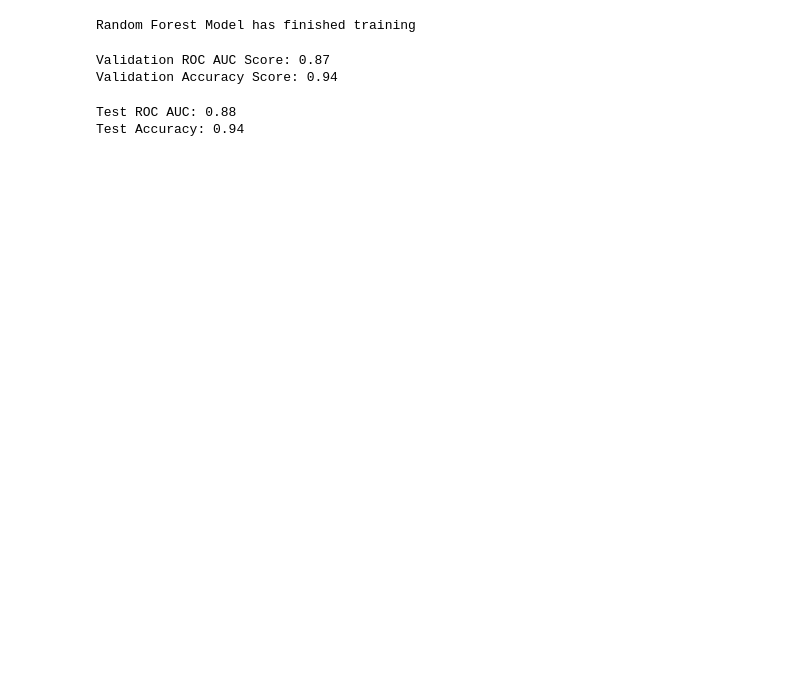
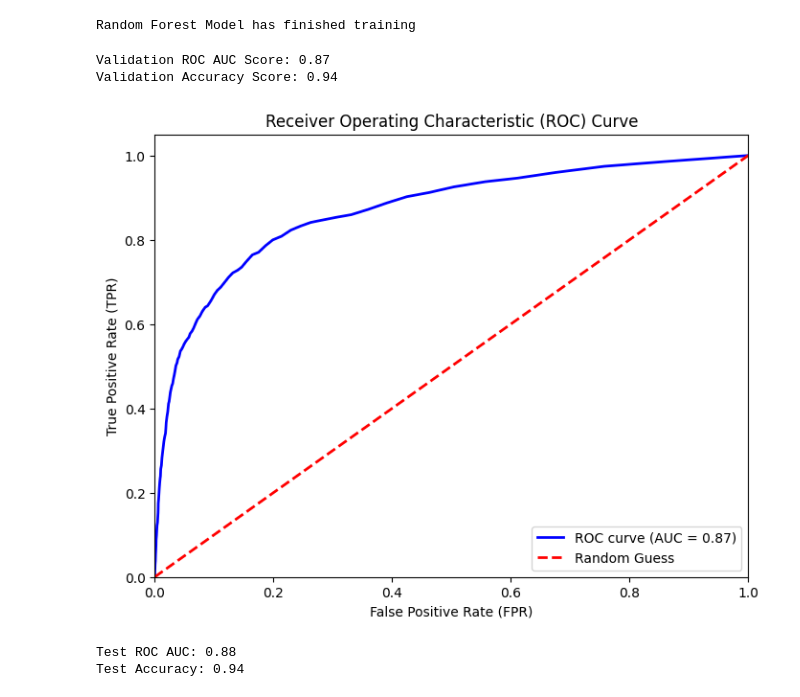
Before and after one commit to HaoEarm/DSA4262_gartic, a Jupyter notebook: notebook/RF_train_updated.ipynb, the cells around one changed output. Drawn from its saved outputs; the diff is of its cells as text; code cells hidden in the pictures; blank space fills up the shorter version.

Commit message:
ROC-AUC curve for RF + average prediction probabilities for Task 2

```diff
--- a/notebook/RF_train_updated.ipynb
+++ b/notebook/RF_train_updated.ipynb
@@ -55,6 +56,32 @@ print(f'Validation Accuracy Score: {val_accuracy:.2f}')
 # %% [output]
 Validation ROC AUC Score: 0.87
 Validation Accuracy Score: 0.94
+# %%
+# Calculate the ROC curve for validation data
+fpr_val, tpr_val, thresholds_val = roc_curve(y_val, val_probabilities)
+
+# Calculate AUC for validation data
+roc_auc_val = auc(fpr_val, tpr_val)
+# %%
+# Plot ROC curve for validation data
+plt.figure(figsize=(8, 6))
+plt.plot(fpr_val, tpr_val, color='blue', lw=2, label=f'ROC curve (AUC = {roc_auc_val:.2f})')
+
+# Plot diagonal (random performance)
+plt.plot([0, 1], [0, 1], color='red', lw=2, linestyle='--', label='Random Guess')
+
+# Labels and title
+plt.xlim([0.0, 1.0])
+plt.ylim([0.0, 1.05])
+plt.xlabel('False Positive Rate (FPR)')
+plt.ylabel('True Positive Rate (TPR)')
+plt.title('Receiver Operating Characteristic (ROC) Curve')
+plt.legend(loc="lower right")
+
+# Show the plot
+plt.show()
+# %% [output]
+[figure, added]
 # %%
 # Running on test data
 test_predictions = rf.predict(X_test_scaled)
```
Also changed, not shown: parts of 3 cells of this notebook, 4 other files.
